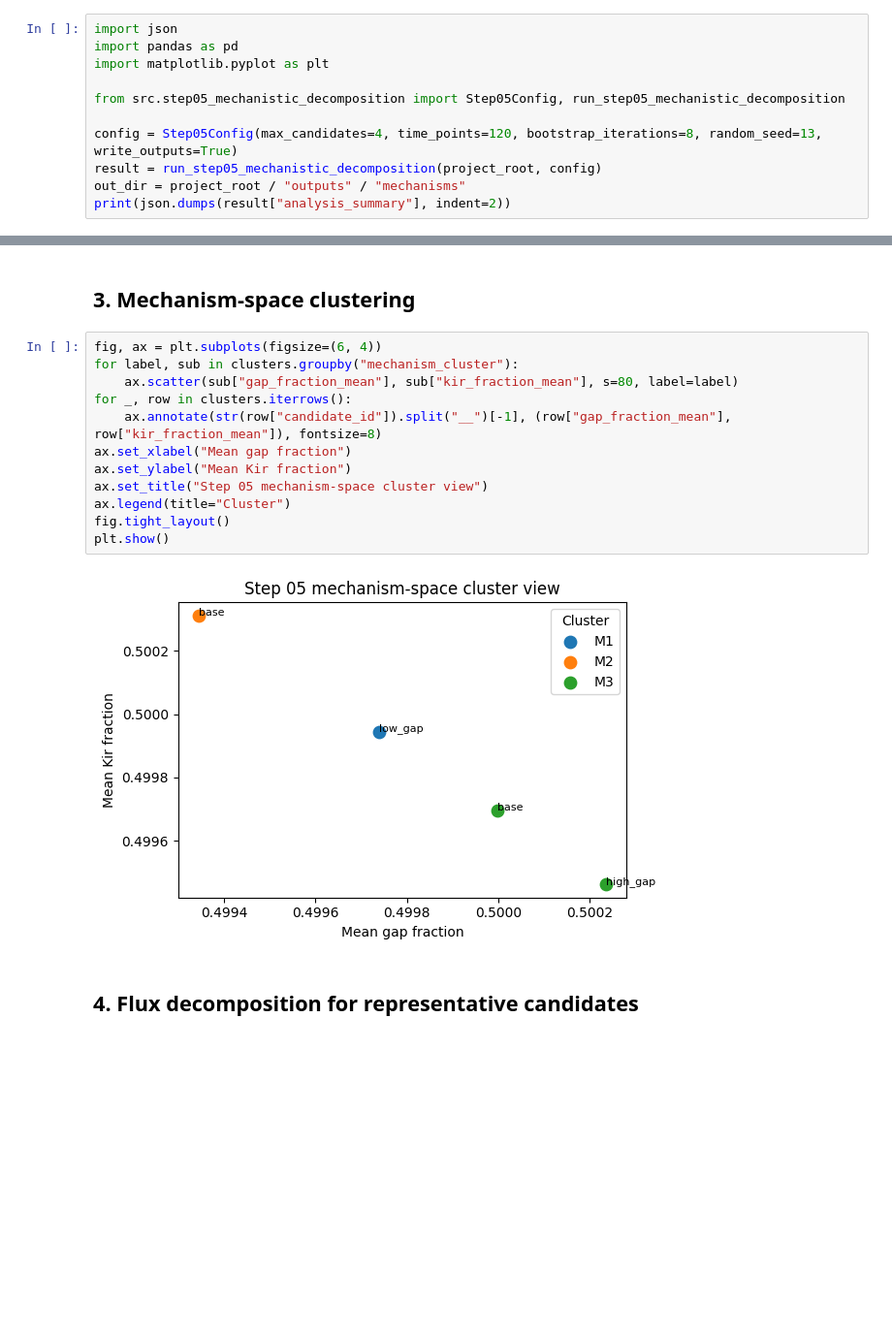
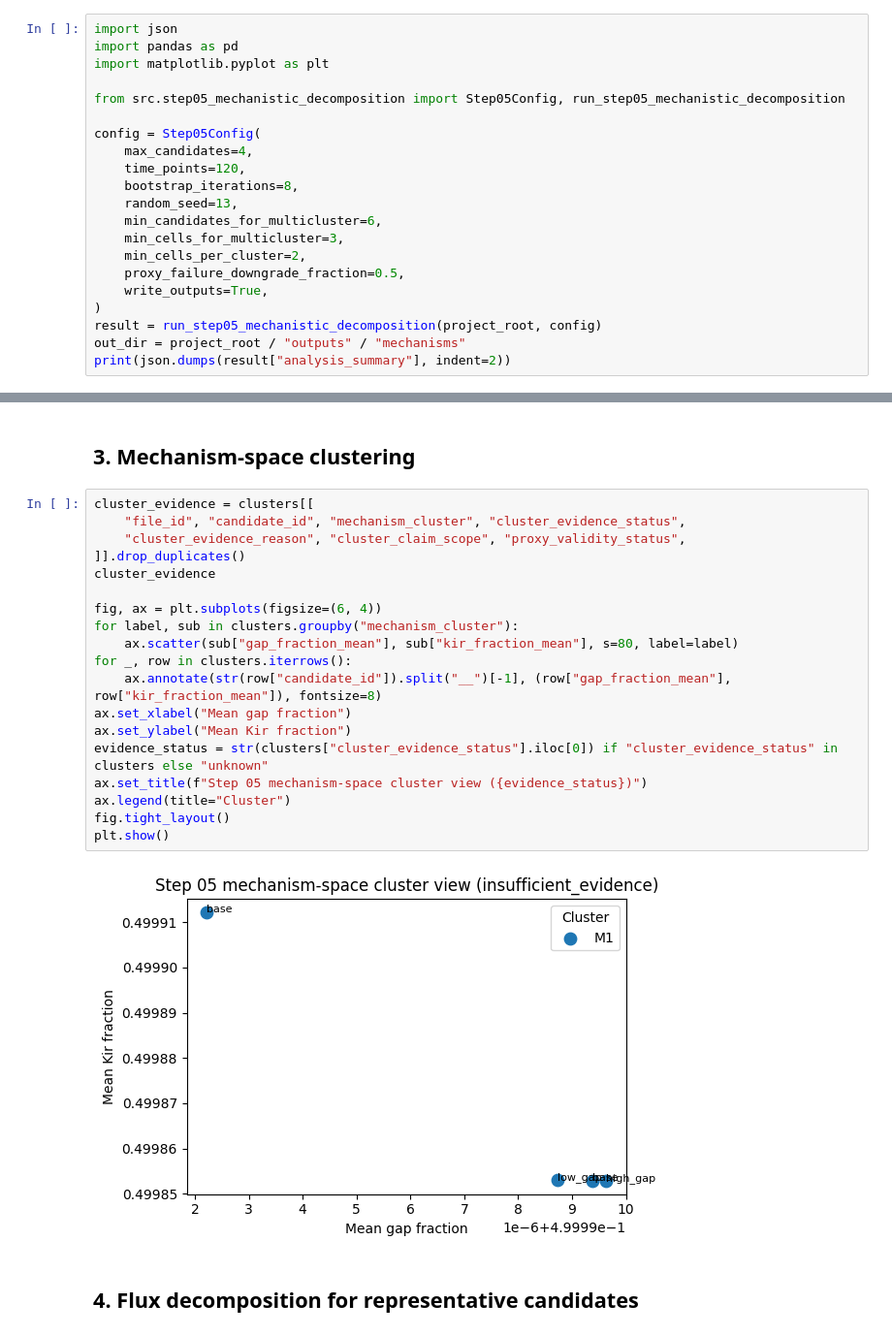
Before and after one commit to doxav/astromodel_proving, a Jupyter notebook: outputs/executed_notebooks/05_mechanistic_decomposition.ipynb, the cells around one changed output, grey strips where cells are left out. Shown at 97% size. Saved outputs shown, nothing was run; the diff lists cells and outputs as text; blank space fills up the shorter version.

Commit message:
Fix Step 05 protocol audit and evidence scope

```diff
--- a/outputs/executed_notebooks/05_mechanistic_decomposition.ipynb
+++ b/outputs/executed_notebooks/05_mechanistic_decomposition.ipynb
@@ -40,7 +40,17 @@ import matplotlib.pyplot as plt
 
 from src.step05_mechanistic_decomposition import Step05Config, run_step05_mechanistic_decomposition
 
-config = Step05Config(max_candidates=4, time_points=120, bootstrap_iterations=8, random_seed=13, write_outputs=True)
+config = Step05Config(
+    max_candidates=4,
+    time_points=120,
+    bootstrap_iterations=8,
+    random_seed=13,
+    min_candidates_for_multicluster=6,
+    min_cells_for_multicluster=3,
+    min_cells_per_cluster=2,
+    proxy_failure_downgrade_fraction=0.5,
+    write_outputs=True,
+)
 result = run_step05_mechanistic_decomposition(project_root, config)
 out_dir = project_root / "outputs" / "mechanisms"
 print(json.dumps(result["analysis_summary"], indent=2))
@@ -103,19 +144,26 @@ flux[flux_cols].head(12)
 # %% [markdown]
 ## 3. Mechanism-space clustering
 # %%
+cluster_evidence = clusters[[
+    "file_id", "candidate_id", "mechanism_cluster", "cluster_evidence_status",
+    "cluster_evidence_reason", "cluster_claim_scope", "proxy_validity_status",
+]].drop_duplicates()
+cluster_evidence
+
 fig, ax = plt.subplots(figsize=(6, 4))
 for label, sub in clusters.groupby("mechanism_cluster"):
     ax.scatter(sub["gap_fraction_mean"], sub["kir_fraction_mean"], s=80, label=label)
 for _, row in clusters.iterrows():
     ax.annotate(str(row["candidate_id"]).split("__")[-1], (row["gap_fraction_mean"], row["kir_fraction_mean"]), fontsize=8)
 ax.set_xlabel("Mean gap fraction")
 ax.set_ylabel("Mean Kir fraction")
-ax.set_title("Step 05 mechanism-space cluster view")
+evidence_status = str(clusters["cluster_evidence_status"].iloc[0]) if "cluster_evidence_status" in clusters else "unknown"
+ax.set_title(f"Step 05 mechanism-space cluster view ({evidence_status})")
 ax.legend(title="Cluster")
 fig.tight_layout()
 plt.show()
 # %% [output]
-[figure, old version]
+[figure, new version]
 # %% [markdown]
 ## 4. Flux decomposition for representative candidates
 # %%
```
Also changed, not shown: parts of 11 cells of this notebook, 14 other files.
